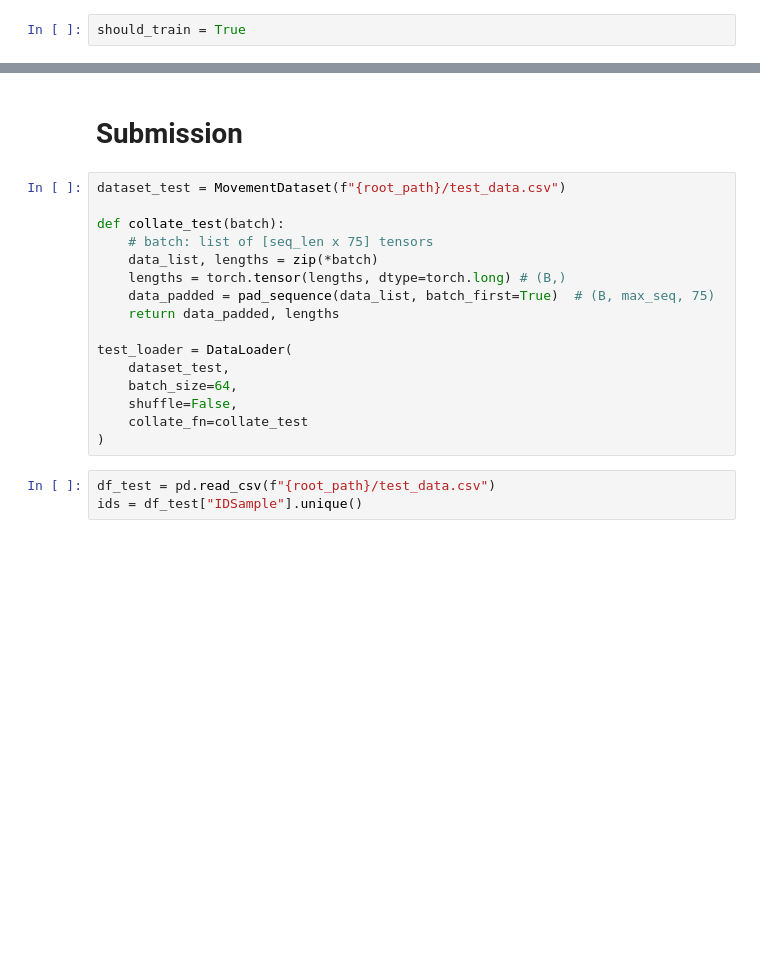
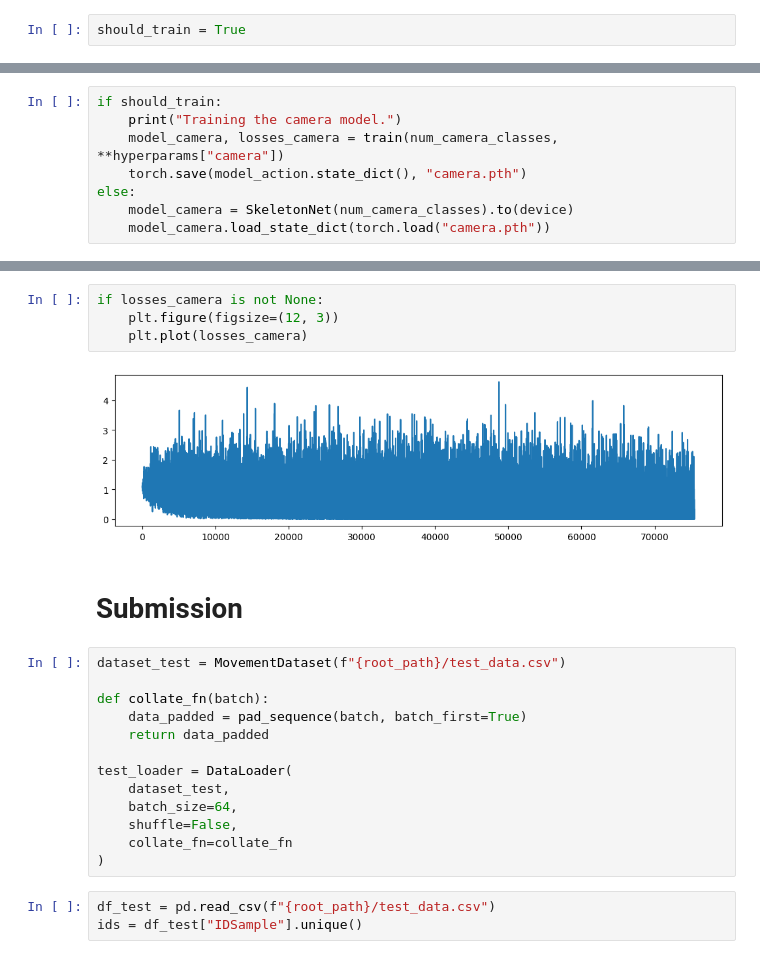
Before and after one commit to stefanasandei/roai-solved, a Jupyter notebook: international-contests/roai/2025/nlp/skeletons/skeletons.ipynb, the cells around one changed output, grey strips where cells are left out. Saved outputs shown, nothing was run; the diff lists cells and outputs as text; blank space fills up the shorter version.

```diff
--- a/international-contests/roai/2025/nlp/skeletons/skeletons.ipynb
+++ b/international-contests/roai/2025/nlp/skeletons/skeletons.ipynb
@@ -250,0 +194,8 @@ Epoch 11: loss=0.85 | camera_acc=56.8%
+# %%
+if should_train:
+    print("Training the camera model.")
+    model_camera, losses_camera = train(num_camera_classes, **hyperparams["camera"])
+    torch.save(model_action.state_dict(), "camera.pth")
+else:
+    model_camera = SkeletonNet(num_camera_classes).to(device)
+    model_camera.load_state_dict(torch.load("camera.pth"))
@@ -251,20 +216,23 @@ Epoch 11: loss=0.85 | camera_acc=56.8%
+# %%
+if losses_camera is not None:
+    plt.figure(figsize=(12, 3))
+    plt.plot(losses_camera)
+# %% [output]
+[figure, added]
 # %% [markdown]
 # Submission
 # %%
 dataset_test = MovementDataset(f"{root_path}/test_data.csv")
 
-def collate_test(batch):
-    # batch: list of [seq_len x 75] tensors
-    data_list, lengths = zip(*batch)
-    lengths = torch.tensor(lengths, dtype=torch.long) # (B,)
-    data_padded = pad_sequence(data_list, batch_first=True)  # (B, max_seq, 75)
-    return data_padded, lengths
+def collate_fn(batch):
+    data_padded = pad_sequence(batch, batch_first=True)
+    return data_padded
 
 test_loader = DataLoader(
     dataset_test,
     batch_size=64,
     shuffle=False,
-    collate_fn=collate_test
+    collate_fn=collate_fn
 )
 # %%
 df_test = pd.read_csv(f"{root_path}/test_data.csv")
```
Also changed, not shown: parts of 17 cells of this notebook, 2 other files.
